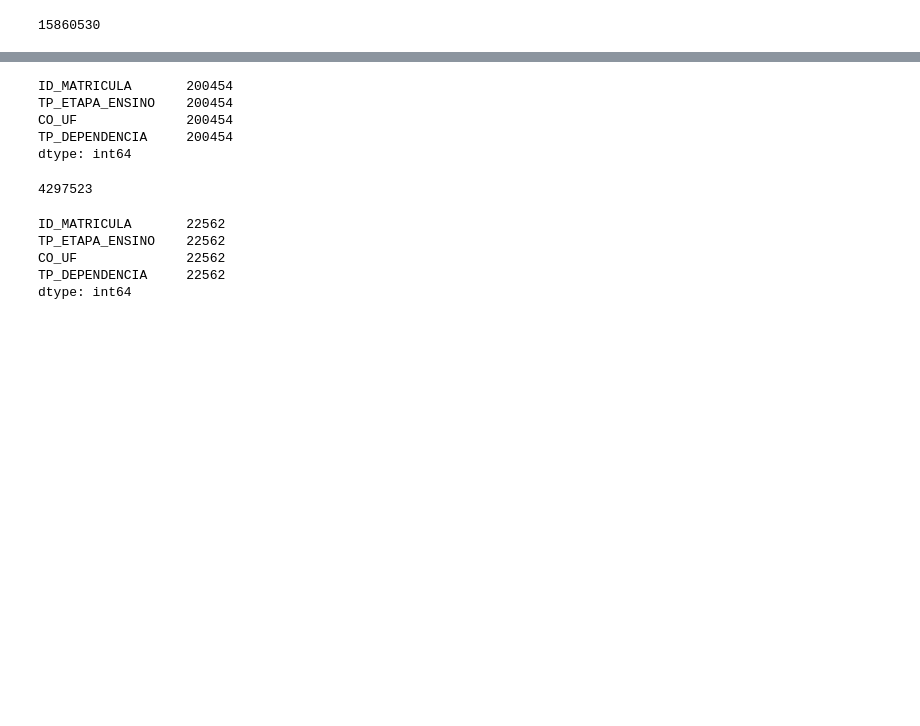
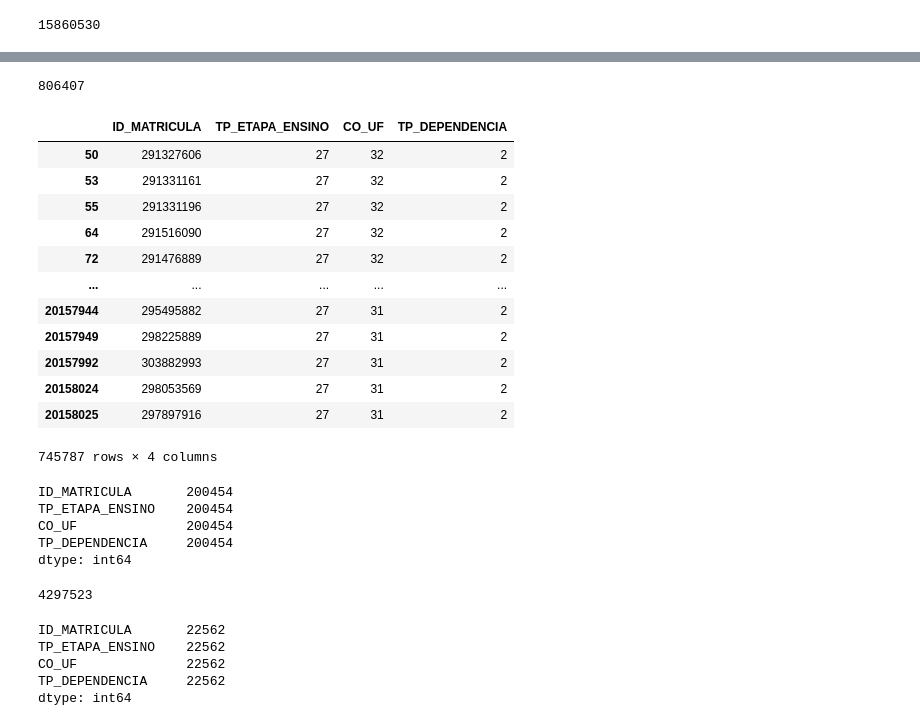
Before and after one commit to vinnyalvs/MineracaoDadosEducacionais, a Jupyter notebook: Censo Escolar 2019.ipynb, the cells around one changed output, grey strips where cells are left out. Drawn from its saved outputs; the diff is of its cells as text; code cells hidden in the pictures; blank space fills up the shorter version.

```diff
--- a/Censo Escolar 2019.ipynb
+++ b/Censo Escolar 2019.ipynb
@@ -214,3 +218,23 @@ escolasPublicas.shape[0]
+# %%
+escolasPublicas.query(query).shape[0]
+# %% [output]
+806407
+# %%
+escolasPublicas.query("TP_ETAPA_ENSINO ==  '27'")
+# %% [output]
+|  | ID_MATRICULA | TP_ETAPA_ENSINO | CO_UF | TP_DEPENDENCIA |
+| 50 | 291327606 | 27 | 32 | 2 |
+| 53 | 291331161 | 27 | 32 | 2 |
+| 55 | 291331196 | 27 | 32 | 2 |
+| 64 | 291516090 | 27 | 32 | 2 |
+| 72 | 291476889 | 27 | 32 | 2 |
+| ... | ... | ... | ... | ... |
+| 20157944 | 295495882 | 27 | 31 | 2 |
+| 20157949 | 298225889 | 27 | 31 | 2 |
+| 20157992 | 303882993 | 27 | 31 | 2 |
+| 20158024 | 298053569 | 27 | 31 | 2 |
+| 20158025 | 297897916 | 27 | 31 | 2 |
+745787 rows × 4 columns
 # %%
 alunos_MG_Publica = escolasPublicas.query("CO_UF == '31'")
 # %%
```
Also changed, not shown: parts of 11 cells of this notebook, 3 other files.
